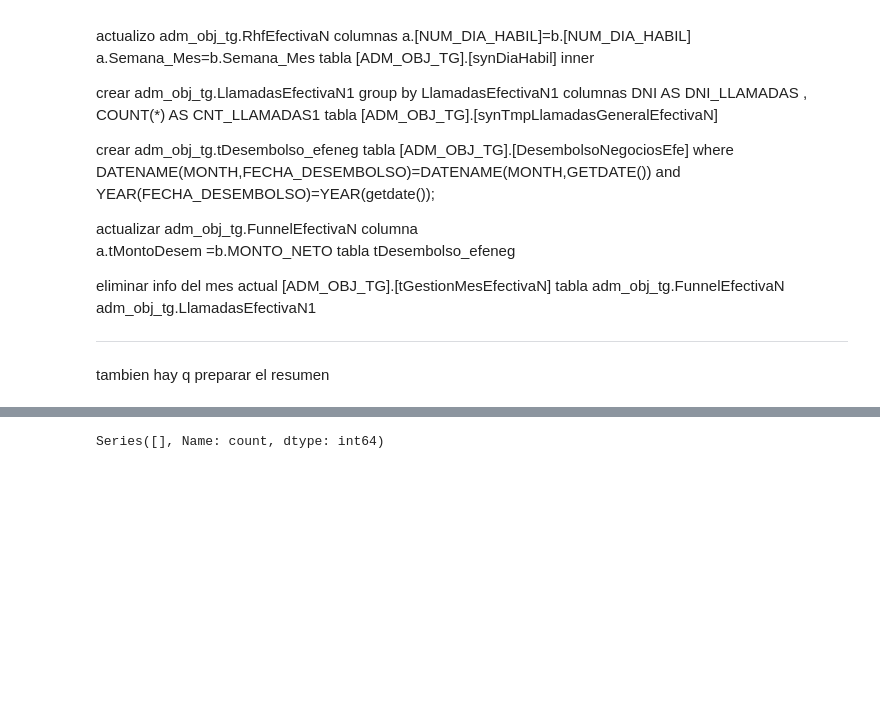
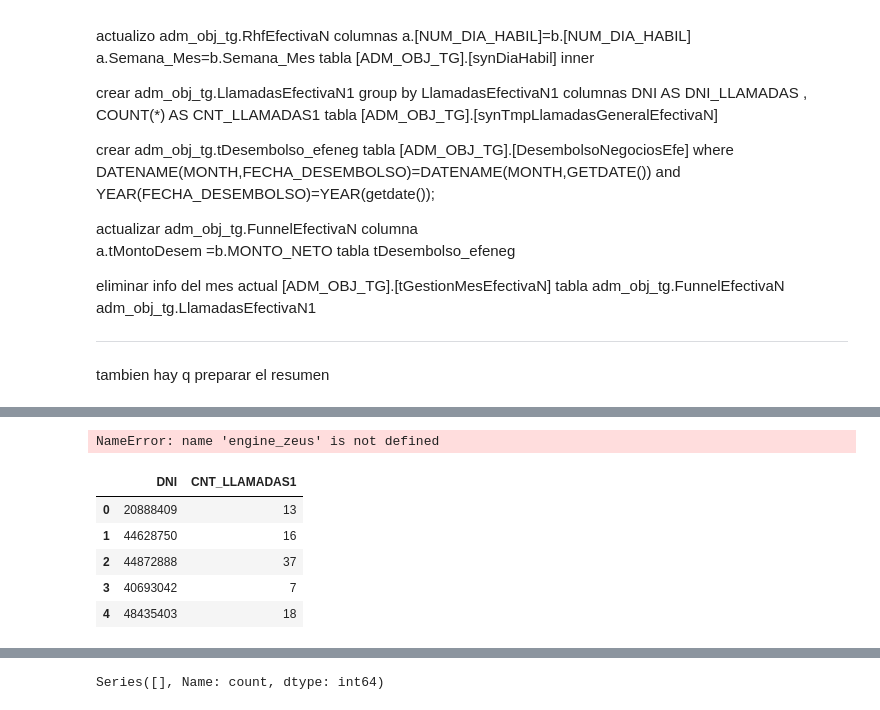
Before and after one commit to fernandolazob/target_script_01, a Jupyter notebook: 10-BI/negocios.ipynb, the cells around one changed output, grey strips where cells are left out. Saved outputs shown, nothing was run; the diff lists cells and outputs as text; code cells hidden in the pictures; blank space fills up the shorter version.

```diff
--- a/10-BI/negocios.ipynb
+++ b/10-BI/negocios.ipynb
@@ -181,0 +1913,60 @@ engine_samantha = create_engine(
+# %%
+from sqlalchemy import text
+import pandas as pd
+
+with engine_zeus.begin() as conn:
+    conn.execute(text("DROP TABLE IF EXISTS ODIN.dbo.NumxDnixEfectivaN"))
+    conn.execute(text("DROP TABLE IF EXISTS ODIN.dbo.temp_llamadas"))
+
+query_num_dni = """
+    SELECT
+        NUMDOCUMENTO AS DNI,
+        COUNT(*) AS NUMXDNI
+    FROM ODIN.dbo.tNumeroEfectivaNegocios
+    GROUP BY NUMDOCUMENTO
+"""
+
+df_num_dni = pd.read_sql(query_num_dni, engine_zeus)
+
+if not df_num_dni.empty:
+    df_num_dni.to_sql(
+        name="NumxDnixEfectivaN",
+        con=engine_zeus,
+        schema="dbo",
+        if_exists="replace",
+        index=False,
+        chunksize=1000
+    )
+    print("NumxDnixEfectivaN ok:", len(df_num_dni))
+
+query_llamadas = """
+    SELECT
+        DNI,
+        COUNT(*) AS CNT_LLAMADAS
+    FROM maeba.ADM_OBJ_TG.synTmpLlamadasGeneralEfectivaN
+    GROUP BY DNI
+"""
+
+df_llamadas = pd.read_sql(query_llamadas, engine_zeus)
+
+if not df_llamadas.empty:
+    df_llamadas.to_sql(
+        name="temp_llamadas",
+        con=engine_zeus,
+        schema="dbo",
+        if_exists="replace",
+        index=False,
+        chunksize=1000
+    )
+    print("temp_llamadas ok:", len(df_llamadas))
+# %% [output]
+NameError: name 'engine_zeus' is not defined
+# %%
+df_llamadas.head()
+# %% [output]
+|  | DNI | CNT_LLAMADAS1 |
+| 0 | 20888409 | 13 |
+| 1 | 44628750 | 16 |
+| 2 | 44872888 | 37 |
+| 3 | 40693042 | 7 |
+| 4 | 48435403 | 18 |
```
Also changed, not shown: parts of 45 cells of this notebook, 45 other files.
